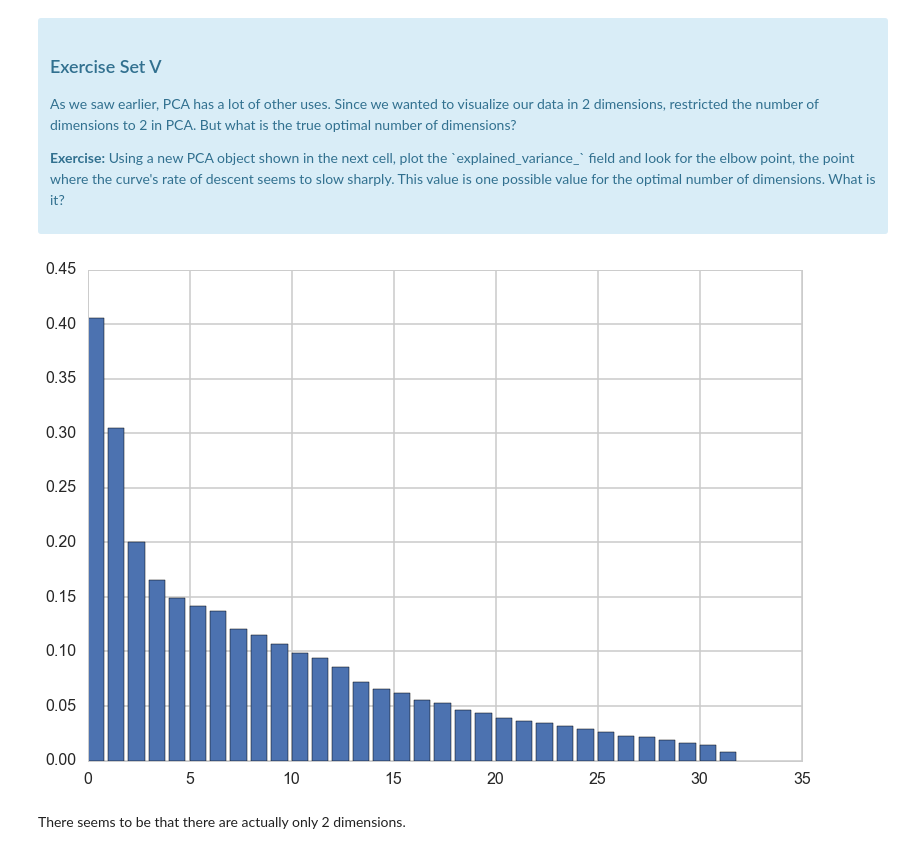
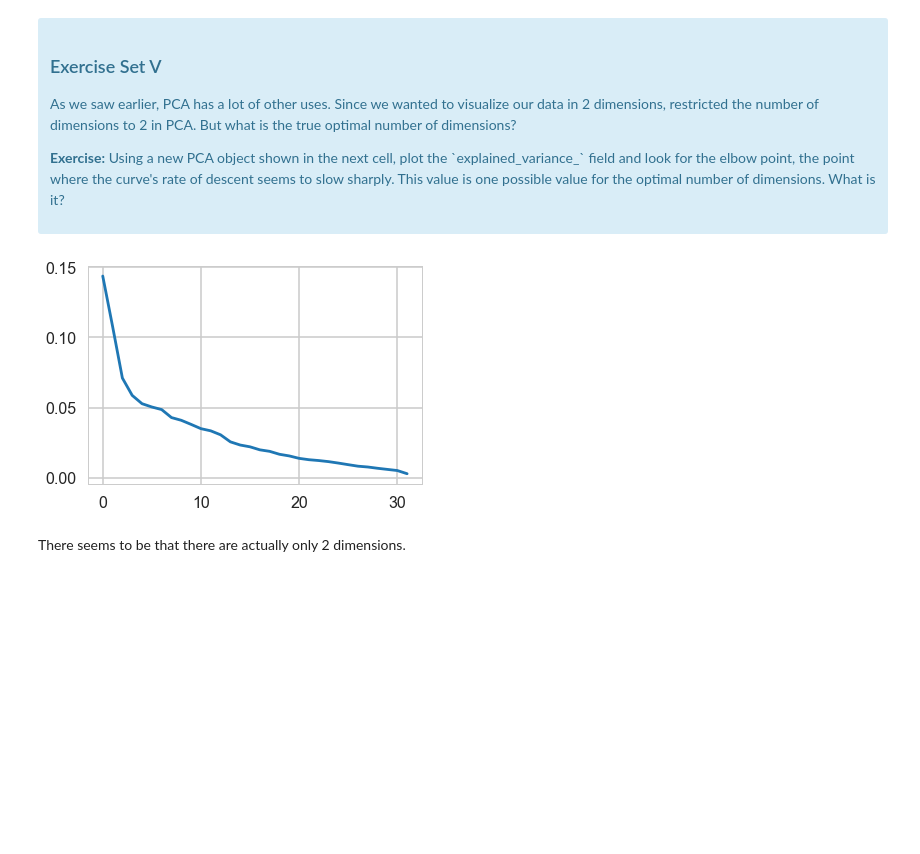
Before and after one commit to alvarojhu/clustering, a Jupyter notebook: Mini_Project_Clustering.ipynb, the cells around one changed output. Saved outputs shown, nothing was run; the diff lists cells and outputs as text; code cells hidden in the pictures; blank space fills up the shorter version.

```diff
--- a/Mini_Project_Clustering.ipynb
+++ b/Mini_Project_Clustering.ipynb
@@ -326,14 +337,14 @@ The biggest difference between the clusters is that in cluster 0, many of the mo
 # %%
 #your turn
 # Initialize a new PCA model with a default number of components.
 import sklearn.decomposition
 pca = sklearn.decomposition.PCA()
 model = pca.fit(x_cols)
 
 # Do the rest on your own :)
-_ = plt.bar(range(len(model.explained_variance_)), model.explained_variance_)
+_ = plt.plot(range(len(model.explained_variance_)), model.explained_variance_ratio_)
 # %% [output]
-[figure, old version]
+[figure, new version]
 # %% [markdown]
 There seems to be that there are actually only 2 dimensions.
 # %% [markdown]
```
Also changed, not shown: parts of 20 cells of this notebook.
